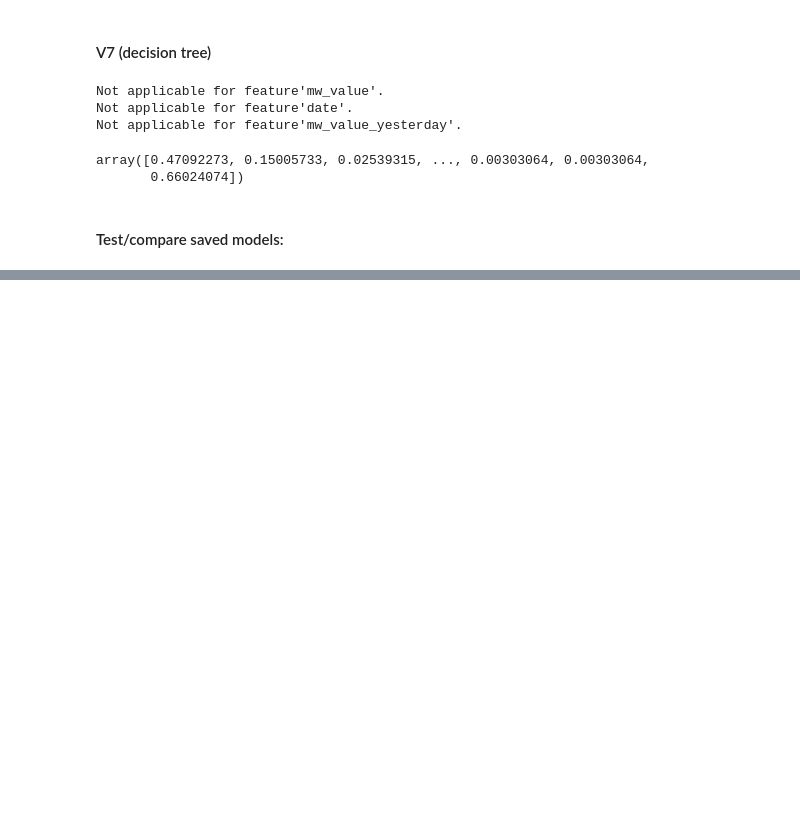
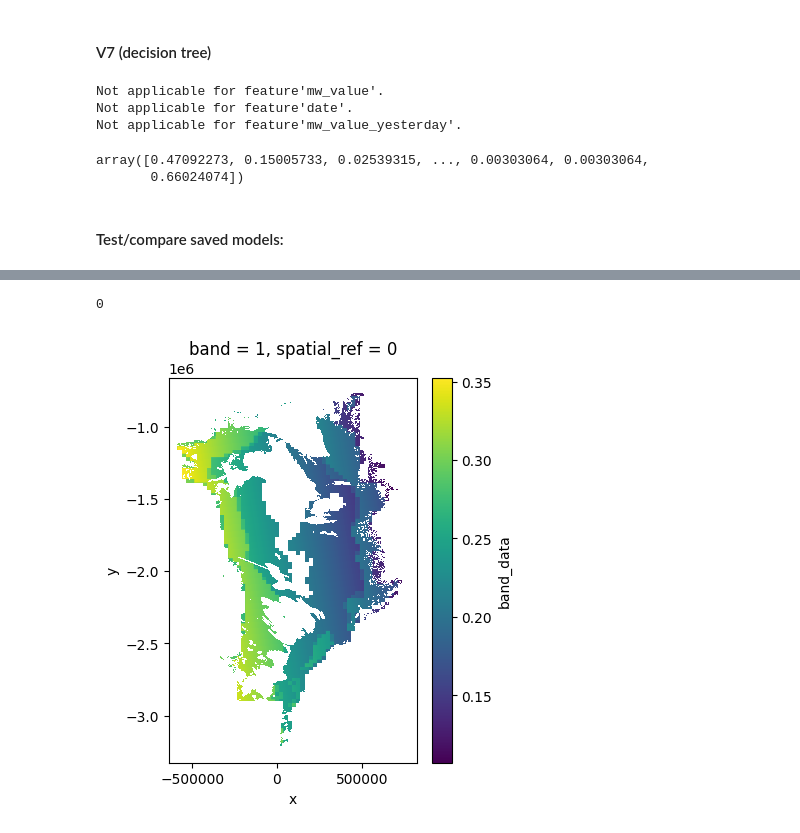
Before and after one commit to linaskerath/RP_Greenland, a Jupyter notebook: Scripts/functions_testing.ipynb, the cells around one changed output, grey strips where cells are left out. Cells and saved outputs as stored; diff of their text form; code cells hidden in the pictures; blank space fills up the shorter version.

```diff
--- a/Scripts/functions_testing.ipynb
+++ b/Scripts/functions_testing.ipynb
@@ -350,0 +388,4 @@ dt2.final_model.predict([[55500,700000,1,0.5]])
+# %%
+tt[['row', 'col']].duplicated().sum()
+# %% [output]
+0
@@ -350,0 +398,12 @@ dt2.final_model.predict([[55500,700000,1,0.5]])
+# %%
+import xarray
+import matplotlib.pyplot as plt
+
+# test opening and plotting
+test_data_tif = xarray.open_dataarray('test_delete.tif')
+fig, axes = plt.subplots(ncols=1, figsize=(4,5))
+test_data_tif.plot(ax=axes)
+
+plt.draw()
+# %% [output]
+[figure, added]
```
Also changed, not shown: parts of 28 cells of this notebook, 2 other files.
